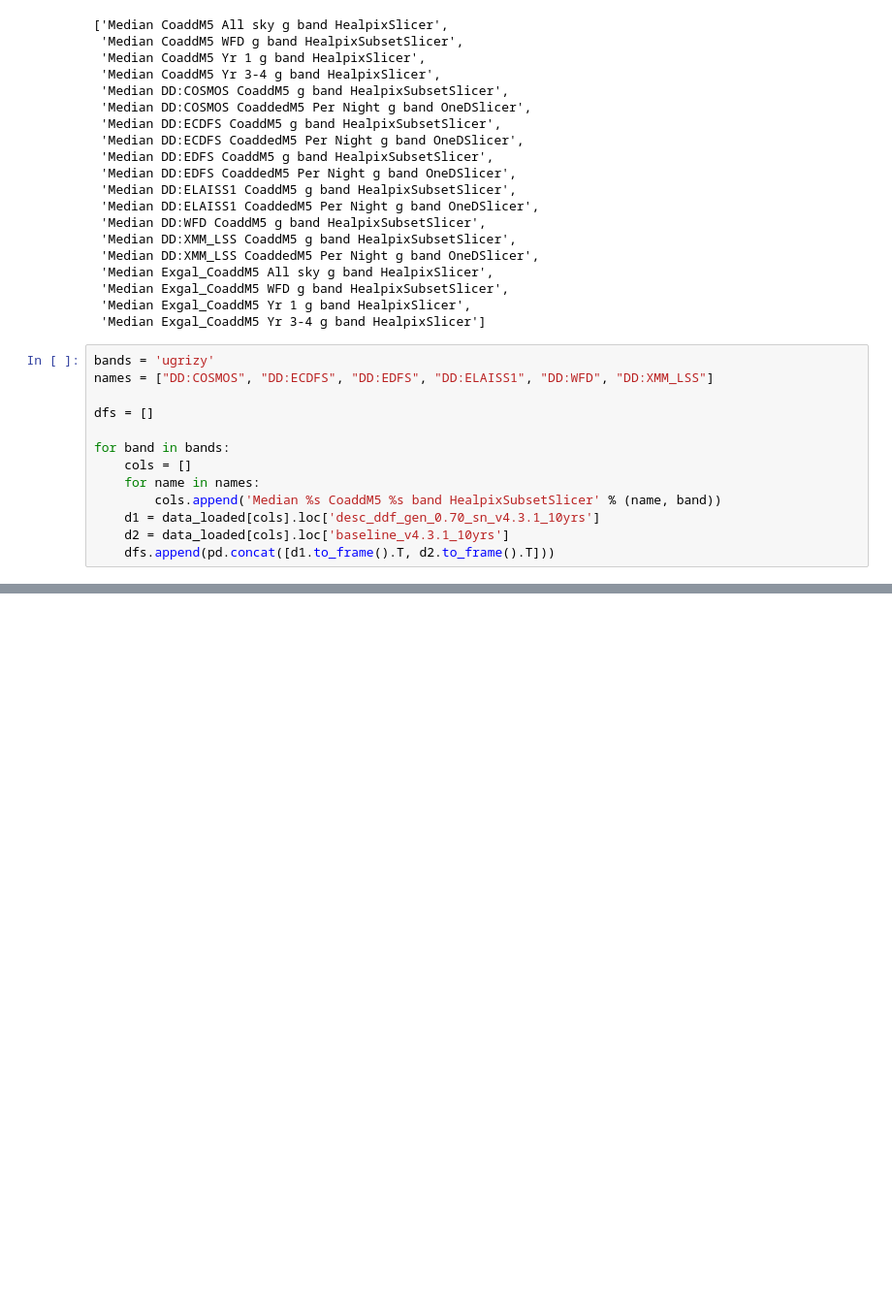
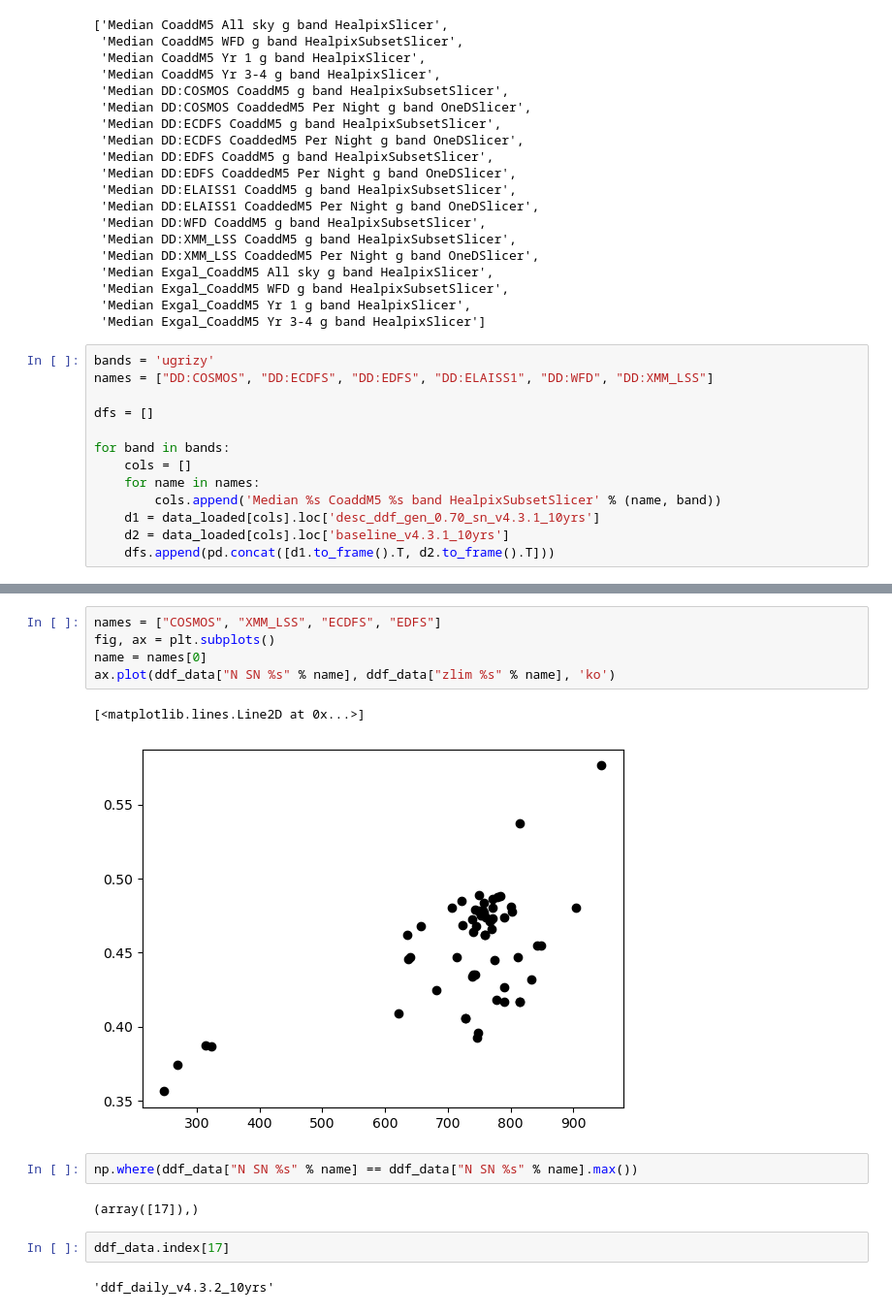
Before and after one commit to lsst-sims/sims_featureScheduler_runs4.3, a Jupyter notebook: maf/quick_look.ipynb, the cells around one changed output, grey strips where cells are left out. Shown at 97% size. Drawn from its saved outputs; the diff is of its cells as text; blank space fills up the shorter version.

```diff
--- a/maf/quick_look.ipynb
+++ b/maf/quick_look.ipynb
@@ -512,3 +512,19 @@ for d in dfs:
 | metric | Median DD:COSMOS CoaddM5 y band H... | Median DD:ECDFS CoaddM5 y band He... | Median DD:EDFS CoaddM5 y band Hea... | Median DD:ELAISS1 CoaddM5 y band ... | ... |
 | desc_ddf_gen_0.70_sn_v4.3.1_10yrs | 26.028937 | 25.767693 | 25.475455 | 25.659763 | ... |
 | baseline_v4.3.1_10yrs | 26.329598 | 26.188329 | 25.863194 | 26.133034 | ... |
+# %%
+names = ["COSMOS", "XMM_LSS", "ECDFS", "EDFS"]
+fig, ax = plt.subplots()
+name = names[0]
+ax.plot(ddf_data["N SN %s" % name], ddf_data["zlim %s" % name], 'ko')
+# %% [output]
+[<matplotlib.lines.Line2D at 0x...>]
+[figure, added]
+# %%
+np.where(ddf_data["N SN %s" % name] == ddf_data["N SN %s" % name].max())
+# %% [output]
+(array([17]),)
+# %%
+ddf_data.index[17]
+# %% [output]
+'ddf_daily_v4.3.2_10yrs'
```
Also changed, not shown: 1 other file.
